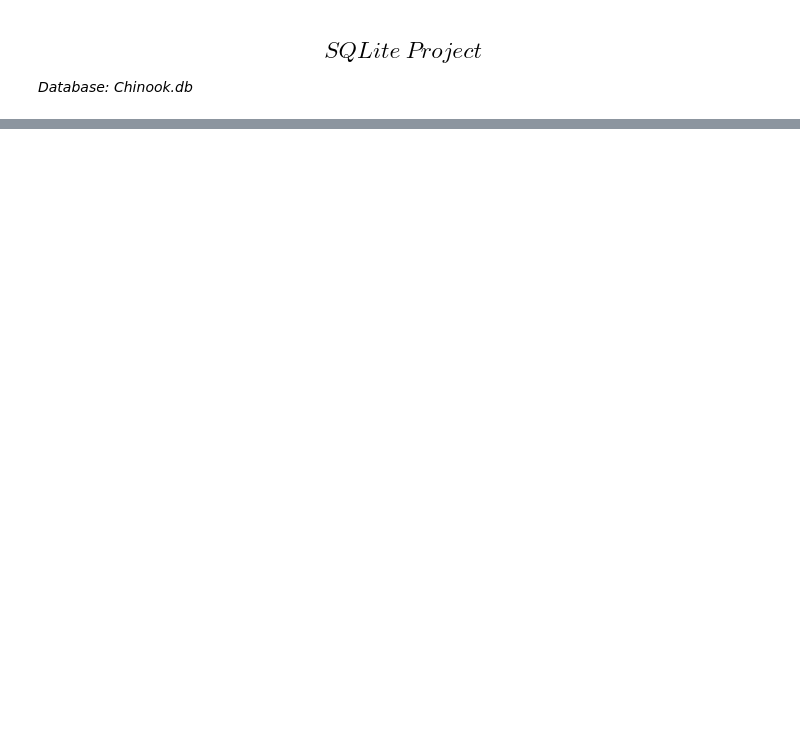
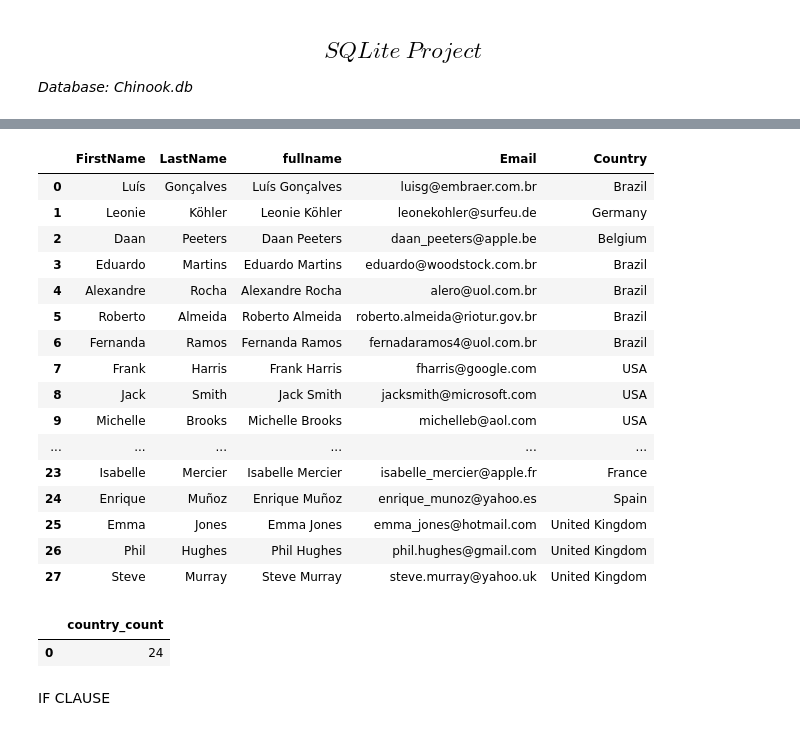
Before and after one commit to NutBodyslam053/NutBodyslam053, a Jupyter notebook: SQL/sqlite.ipynb, the cells around one changed output, grey strips where cells are left out. Saved outputs shown, nothing was run; the diff lists cells and outputs as text; code cells hidden in the pictures; blank space fills up the shorter version.

```diff
--- a/SQL/sqlite.ipynb
+++ b/SQL/sqlite.ipynb
@@ -34,0 +80,47 @@ pd.read_sql(query, con=conn)
+# %%
+# SELECT data usINg Regex WHERE first letter of country starts with [UB] or lASt letter of firstname ENDs with 'e'.
+query = """
+    SELECT
+        firstname,
+        lAStname,
+        firstname || ' ' || lAStname AS fullname,
+        email,
+        country
+    FROM customers
+    WHERE
+        country glob '[UB]*' OR firstname glob '*e';
+"""
+
+pd.read_sql(query, con=conn)
+# %% [output]
+|  | FirstName | LastName | fullname | Email | Country |
+| 0 | Luís | Gonçalves | Luís Gonçalves | luisg@embraer.com.br | Brazil |
+| 1 | Leonie | Köhler | Leonie Köhler | leonekohler@surfeu.de | Germany |
+| 2 | Daan | Peeters | Daan Peeters | daan_peeters@apple.be | Belgium |
+| 3 | Eduardo | Martins | Eduardo Martins | eduardo@woodstock.com.br | Brazil |
+| 4 | Alexandre | Rocha | Alexandre Rocha | alero@uol.com.br | Brazil |
+| 5 | Roberto | Almeida | Roberto Almeida | roberto.almeida@riotur.gov.br | Brazil |
+| 6 | Fernanda | Ramos | Fernanda Ramos | fernadaramos4@uol.com.br | Brazil |
+| 7 | Frank | Harris | Frank Harris | fharris@google.com | USA |
+| 8 | Jack | Smith | Jack Smith | jacksmith@microsoft.com | USA |
+| 9 | Michelle | Brooks | Michelle Brooks | michelleb@aol.com | USA |
+| ... | ... | ... | ... | ... | ... |
+| 23 | Isabelle | Mercier | Isabelle Mercier | isabelle_mercier@apple.fr | France |
+| 24 | Enrique | Muñoz | Enrique Muñoz | enrique_munoz@yahoo.es | Spain |
+| 25 | Emma | Jones | Emma Jones | emma_jones@hotmail.com | United Kingdom |
+| 26 | Phil | Hughes | Phil Hughes | phil.hughes@gmail.com | United Kingdom |
+| 27 | Steve | Murray | Steve Murray | steve.murray@yahoo.uk | United Kingdom |
+# %%
+# Count the total number of country.
+query = """
+    SELECT
+        count(distinct country) AS country_count
+    FROM customers;
+"""
+
+pd.read_sql(query, con=conn)
+# %% [output]
+|  | country_count |
+| 0 | 24 |
+# %% [markdown]
+IF CLAUSE
```
Also changed, not shown: parts of 20 cells of this notebook.
